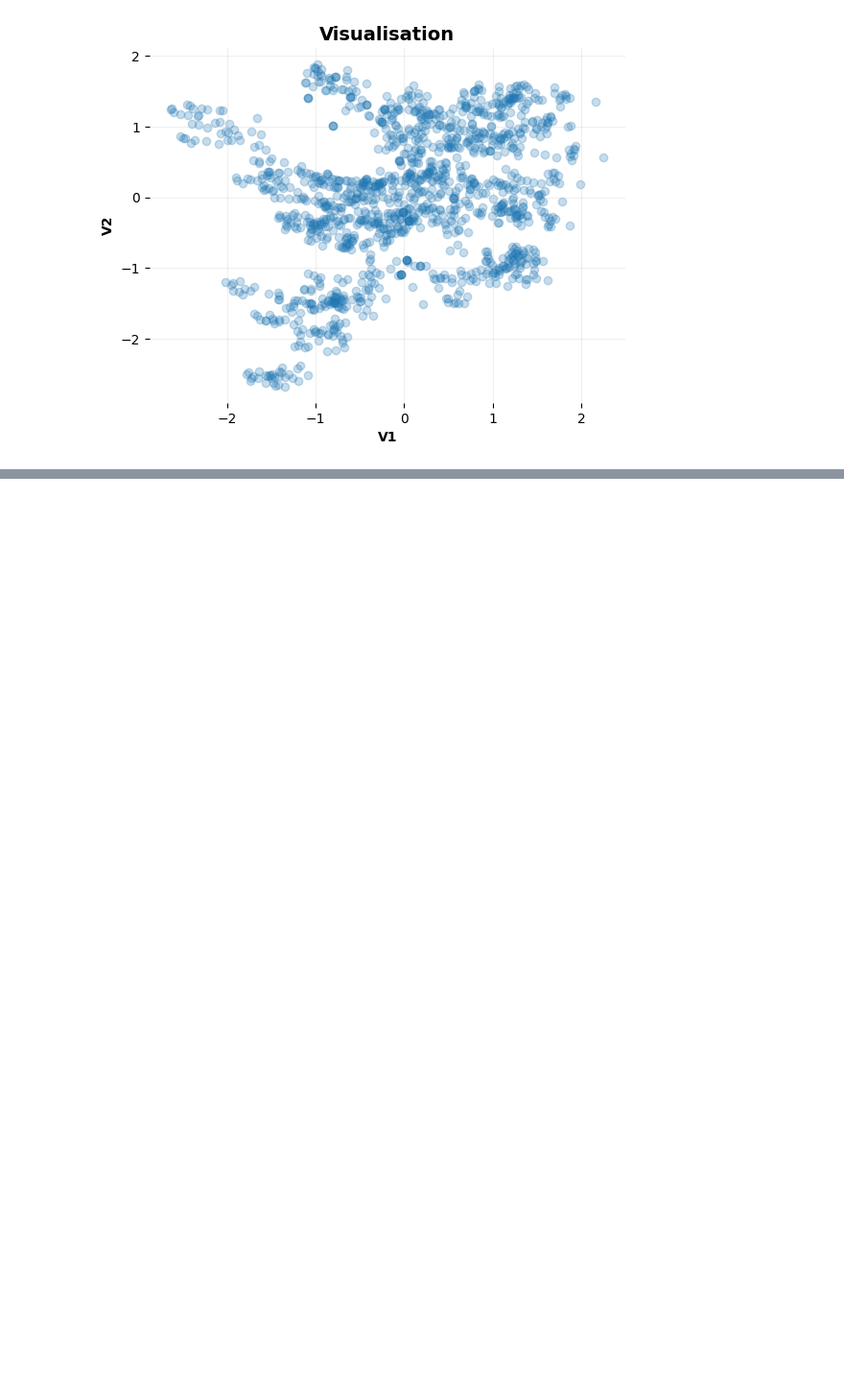
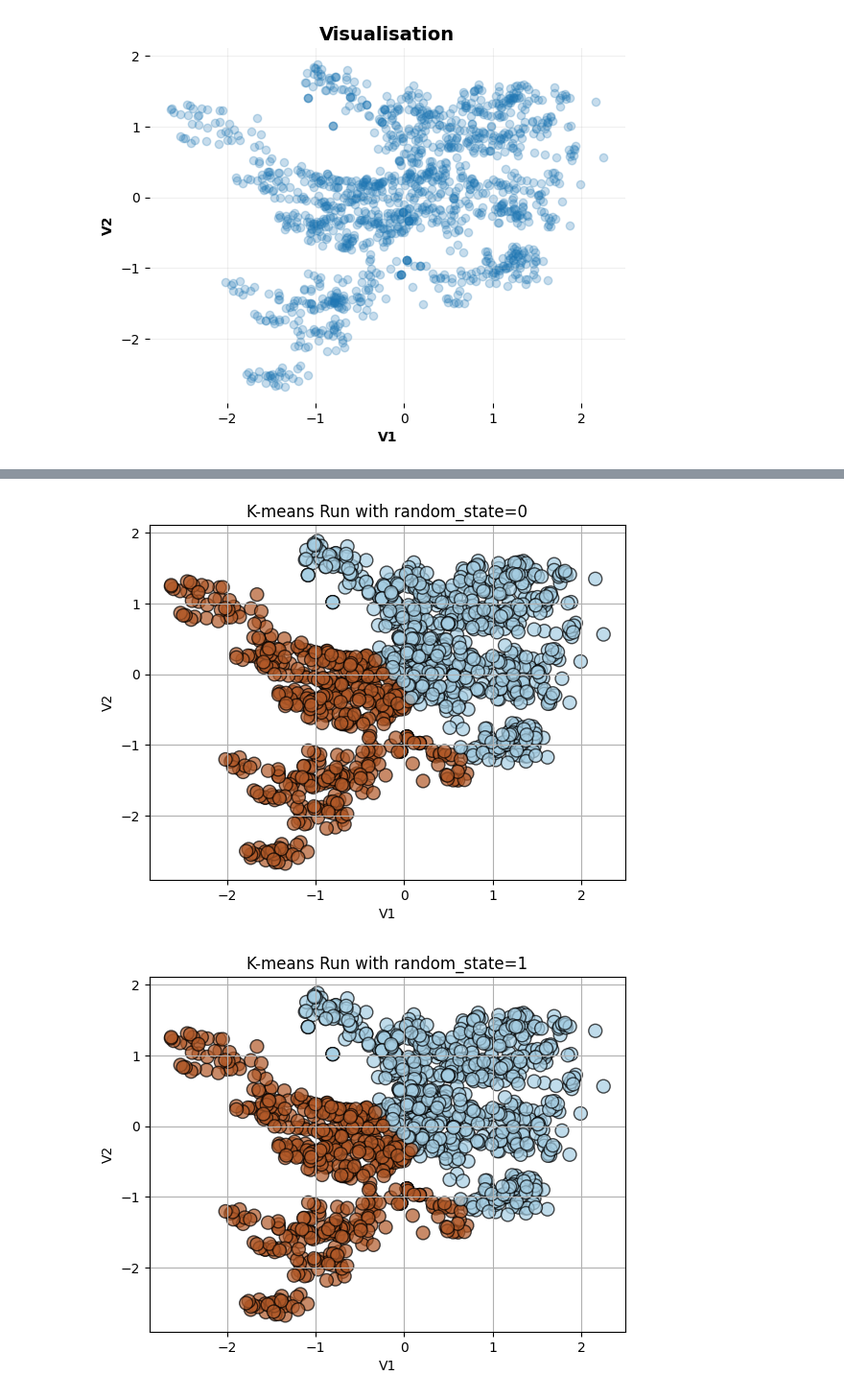
Before and after one commit to fonsecadados/DataScienceChallenges, a Jupyter notebook: Banknote.ipynb, the cells around one changed output, grey strips where cells are left out. Shown at 96% size. Cells and saved outputs as stored; diff of their text form; code cells hidden in the pictures; blank space fills up the shorter version.

```diff
--- a/Banknote.ipynb
+++ b/Banknote.ipynb
@@ -77,0 +132,14 @@ There some steps to evalute if our dataset is suitable to KMeans clustering task
+# %%
+for seed in range(5):
+    kmeans = KMeans(n_clusters=2, random_state=seed)
+    df_banknote_scaled['cluster'] = kmeans.fit_predict(df_banknote_scaled[['V1', 'V2']])
+
+    plt.scatter(df_banknote_scaled['V1'], df_banknote_scaled['V2'], c=df_banknote_scaled['cluster'], cmap='Paired', s=100, edgecolors='k', alpha=0.7)
+    plt.title(f"K-means Run with random_state={seed}")
+    plt.xlabel("V1")
+    plt.ylabel("V2")
+    plt.grid(True)
+    plt.show()
+# %% [output]
+[figure, added]
+[figure, added]
```
Also changed, not shown: parts of 9 cells of this notebook, 1 other file.
